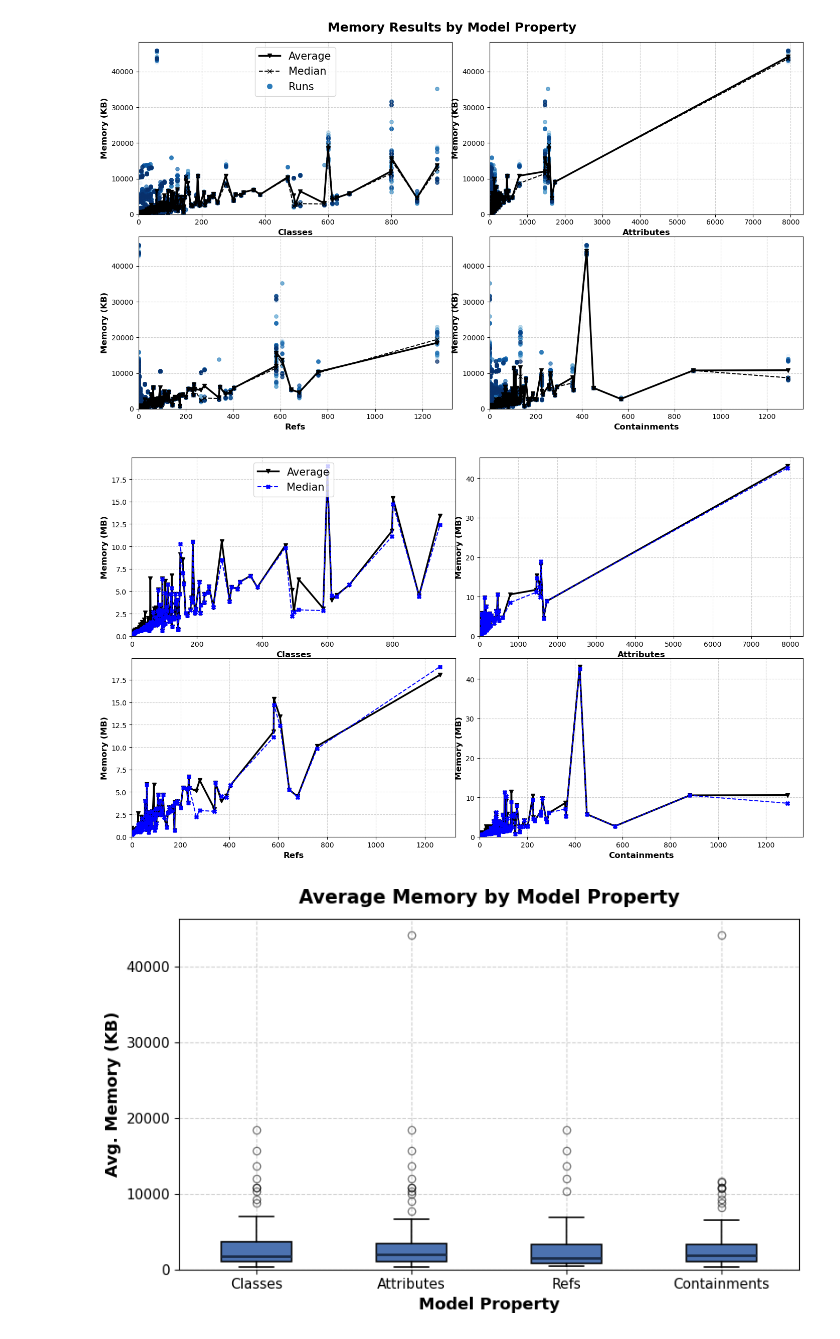
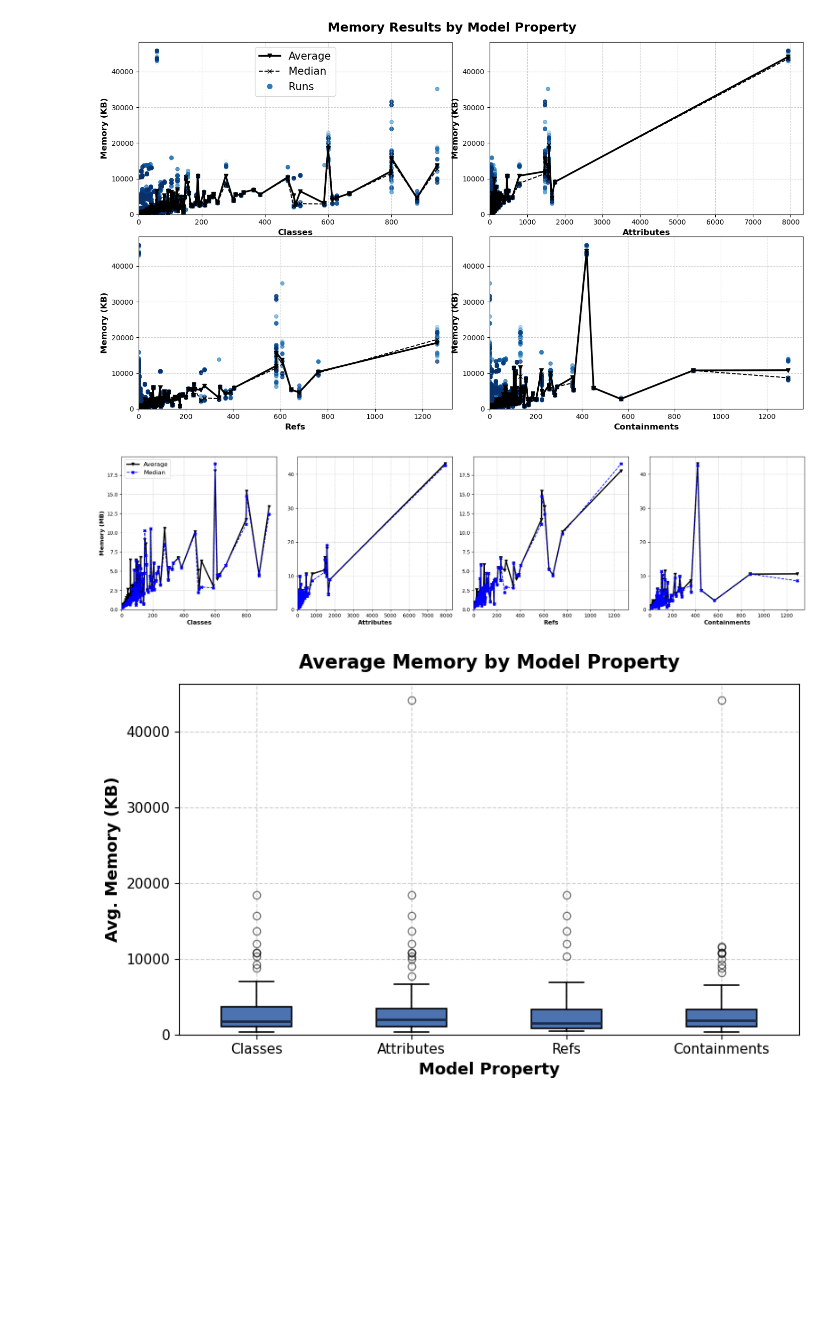
Before and after one commit to geodes-sms/NeoModelingFramework, a Jupyter notebook: ECMFA-2026-Evaluation/analysis/RQ1-results-analysis.ipynb, the cells around one changed output. Saved outputs shown, nothing was run; the diff lists cells and outputs as text; code cells hidden in the pictures; blank space fills up the shorter version.

```diff
--- a/ECMFA-2026-Evaluation/analysis/RQ1-results-analysis.ipynb
+++ b/ECMFA-2026-Evaluation/analysis/RQ1-results-analysis.ipynb
@@ -447,41 +449,43 @@ plt.show()
 # %%
 import matplotlib.pyplot as plt
 import matplotlib.cm as cm
+import matplotlib.lines as mlines
+import pandas as pd
 
-# Run index to combined_df for coloring
+props = ['classes', 'attributes', 'refs', 'containments']
 for i, df in enumerate(dfs):
     df['run'] = i
 runs_df = pd.concat(dfs, ignore_index=True)
 combined_df = pd.merge(runs_df, valid_df, on='model', suffixes=('_run', '_model'))
 
-fig, axes = plt.subplots(2, 2, figsize=(14, 8))
-#fig.suptitle('Memory Results by Model Property', fontsize=18, fontweight='bold', y=1.02)
+fig, axes = plt.subplots(1, 4, figsize=(20, 5))
 
 for idx, prop in enumerate(props):
-    avg_mem = combined_df.groupby(prop)['mem'].mean() / 1024         # KB to MB
-    med_mem = combined_df.groupby(prop)['mem'].median() / 1024         # KB to MB
-    ax = axes[idx // 2, idx % 2]
+    avg_mem = combined_df.groupby(prop)['mem'].mean() / 1024       # KB to MB
+    med_mem = combined_df.groupby(prop)['mem'].median() / 1024     # KB to MB
+
+    ax = axes[idx]
     ax.plot(avg_mem.index, avg_mem.values, color='black', linewidth=2.5, label='Average', marker='v')
     ax.plot(med_mem.index, med_mem.values, color='blue', linewidth=1.5, label='Median', marker='X', linestyle='--')
     ax.set_xlabel(prop.capitalize(), fontsize=12, fontweight='bold')
-    ax.set_ylabel('Memory (MB)', fontsize=12, fontweight='bold')
+
+    if idx == 0:
+        ax.set_ylabel('Memory (MB)', fontsize=12, fontweight='bold')
+
     ax.tick_params(axis='x', labelsize=10)
     ax.tick_params(axis='y', labelsize=10)
     ax.grid(True, linestyle='--', alpha=0.6)
-
-
     ax.set_ylim(bottom=0)
     ax.set_xlim(left=0)
-ax_legend = axes[0, 0]
 avg_line = mlines.Line2D([], [], color='black', marker='v', label='Average', linewidth=2.5)
 med_line = mlines.Line2D([], [], color='blue', linewidth=1.5, label='Median', marker='X', linestyle='--')
-ax_legend.legend(handles=[avg_line,med_line], loc='upper center', fontsize=15, frameon=True)
+axes[0].legend(handles=[avg_line, med_line], loc='upper left', fontsize=12, frameon=True)
 
-plt.tight_layout(pad=0)
+plt.tight_layout(pad=1)
 plt.savefig("img/rq1memavg.pdf", format='pdf', bbox_inches='tight')
 plt.show()
 # %% [output]
-[figure, old version]
+[figure, new version]
 # %%
 import matplotlib.pyplot as plt
 
```
Also changed, not shown: parts of 1 cell of this notebook, 30 other files.
